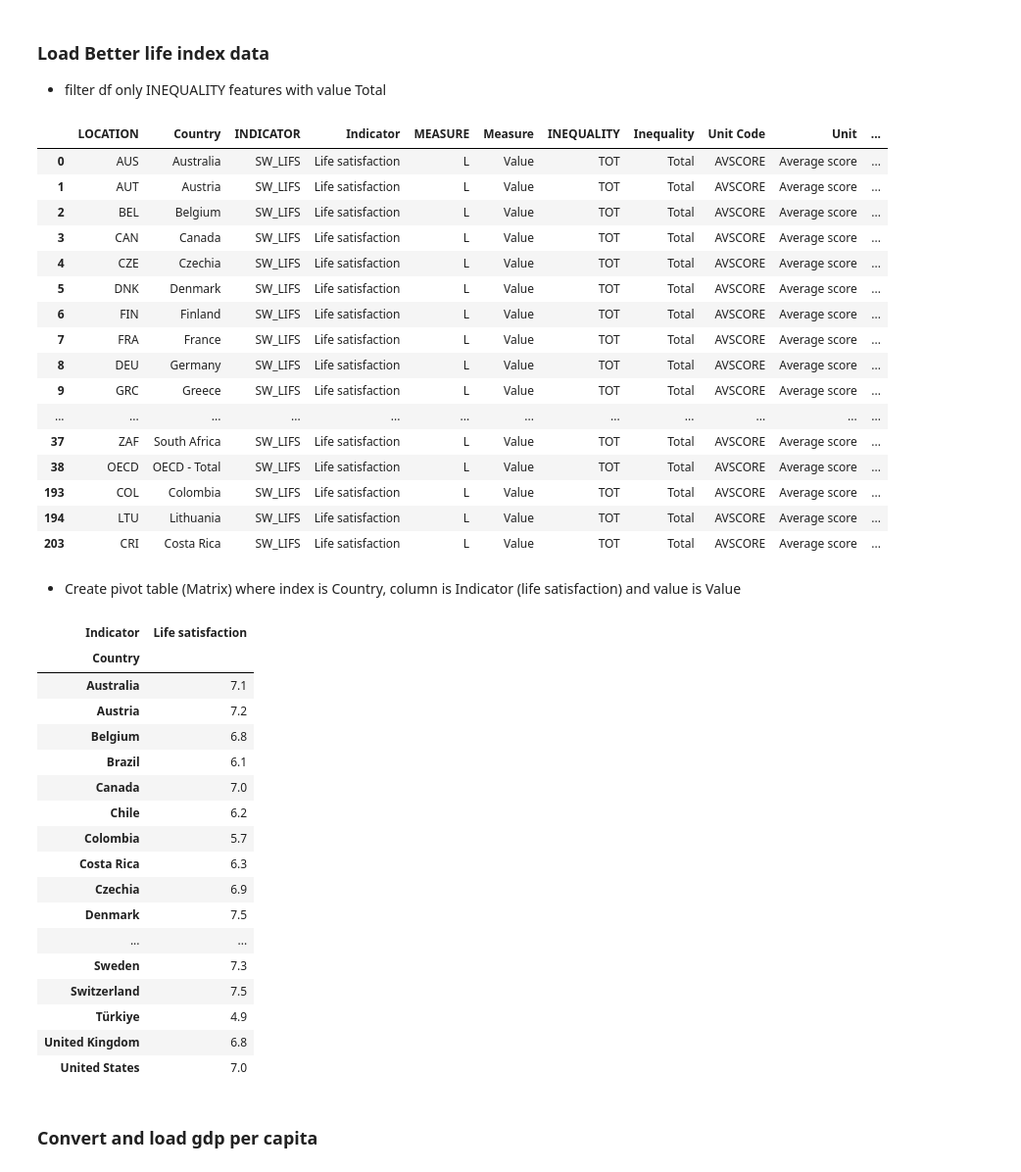
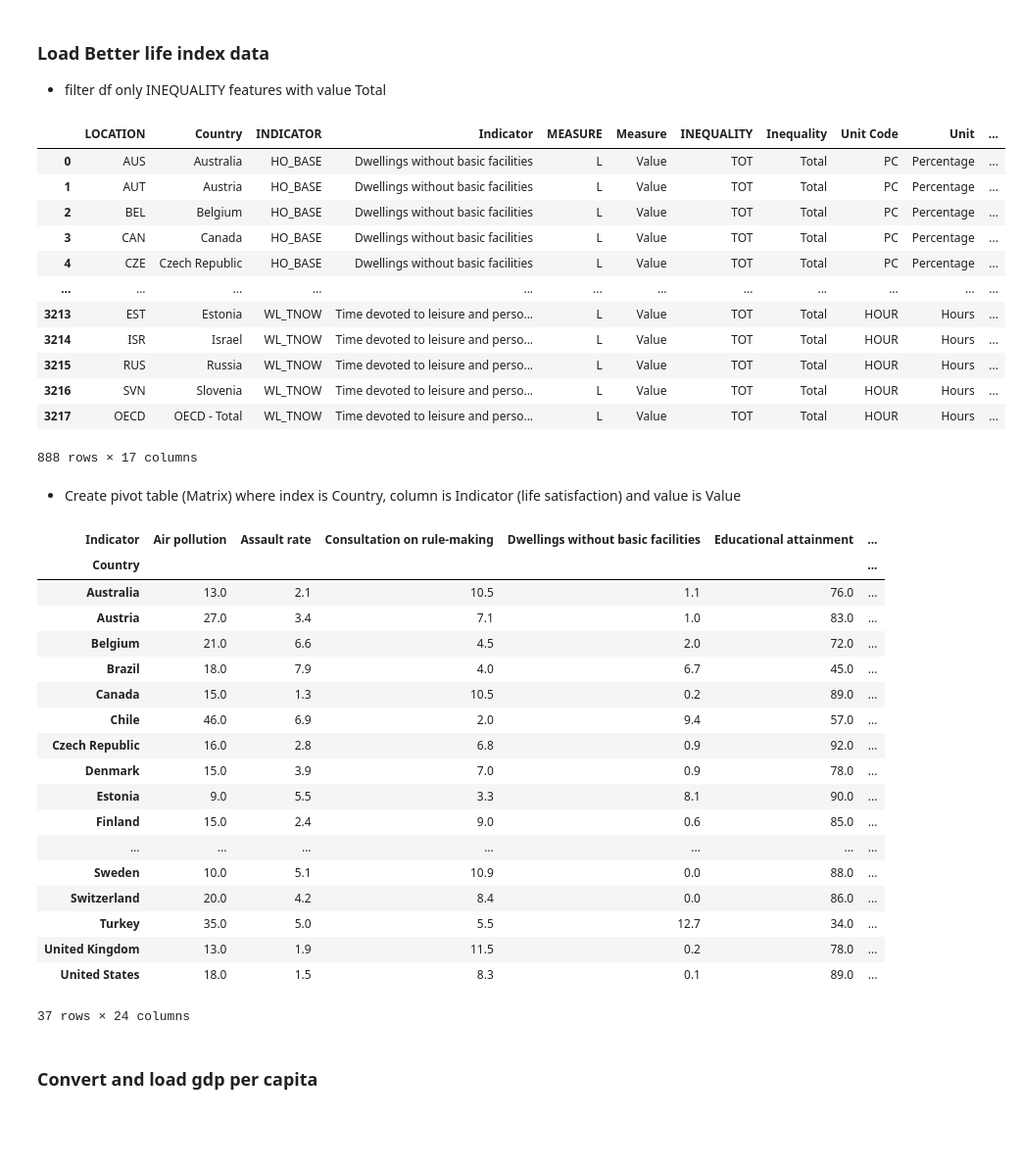
Before and after one commit to justramle/ML-Hand-On, a Jupyter notebook: gdpTraningMocel.ipynb, the cells around one changed output. Shown at 98% size. Drawn from its saved outputs; the diff is of its cells as text; code cells hidden in the pictures; blank space fills up the shorter version.

```diff
--- a/gdpTraningMocel.ipynb
+++ b/gdpTraningMocel.ipynb
@@ -12,52 +11,49 @@ import sklearn.linear_model
 - filter df only INEQUALITY features with value Total
 # %%
 
-lifesatisfy_df = pd.read_csv("dataset/lifesatisfy.csv")
+lifesatisfy_df = pd.read_csv("dataset/oecd_bli_2015.csv")
 lifesatisfy_df = lifesatisfy_df[lifesatisfy_df["INEQUALITY"]=="TOT"]
 # lifesatisfy_df.head()
 lifesatisfy_df
 # %% [output]
 |  | LOCATION | Country | INDICATOR | Indicator | MEASURE | Measure | INEQUALITY | Inequality | Unit Code | Unit | ... |
-| 0 | AUS | Australia | SW_LIFS | Life satisfaction | L | Value | TOT | Total | AVSCORE | Average score | ... |
-| 1 | AUT | Austria | SW_LIFS | Life satisfaction | L | Value | TOT | Total | AVSCORE | Average score | ... |
-| 2 | BEL | Belgium | SW_LIFS | Life satisfaction | L | Value | TOT | Total | AVSCORE | Average score | ... |
-| 3 | CAN | Canada | SW_LIFS | Life satisfaction | L | Value | TOT | Total | AVSCORE | Average score | ... |
-| 4 | CZE | Czechia | SW_LIFS | Life satisfaction | L | Value | TOT | Total | AVSCORE | Average score | ... |
-| 5 | DNK | Denmark | SW_LIFS | Life satisfaction | L | Value | TOT | Total | AVSCORE | Average score | ... |
-| 6 | FIN | Finland | SW_LIFS | Life satisfaction | L | Value | TOT | Total | AVSCORE | Average score | ... |
-| 7 | FRA | France | SW_LIFS | Life satisfaction | L | Value | TOT | Total | AVSCORE | Average score | ... |
-| 8 | DEU | Germany | SW_LIFS | Life satisfaction | L | Value | TOT | Total | AVSCORE | Average score | ... |
-| 9 | GRC | Greece | SW_LIFS | Life satisfaction | L | Value | TOT | Total | AVSCORE | Average score | ... |
+| 0 | AUS | Australia | HO_BASE | Dwellings without basic facilities | L | Value | TOT | Total | PC | Percentage | ... |
+| 1 | AUT | Austria | HO_BASE | Dwellings without basic facilities | L | Value | TOT | Total | PC | Percentage | ... |
+| 2 | BEL | Belgium | HO_BASE | Dwellings without basic facilities | L | Value | TOT | Total | PC | Percentage | ... |
+| 3 | CAN | Canada | HO_BASE | Dwellings without basic facilities | L | Value | TOT | Total | PC | Percentage | ... |
+| 4 | CZE | Czech Republic | HO_BASE | Dwellings without basic facilities | L | Value | TOT | Total | PC | Percentage | ... |
 | ... | ... | ... | ... | ... | ... | ... | ... | ... | ... | ... | ... |
-| 37 | ZAF | South Africa | SW_LIFS | Life satisfaction | L | Value | TOT | Total | AVSCORE | Average score | ... |
-| 38 | OECD | OECD - Total | SW_LIFS | Life satisfaction | L | Value | TOT | Total | AVSCORE | Average score | ... |
-| 193 | COL | Colombia | SW_LIFS | Life satisfaction | L | Value | TOT | Total | AVSCORE | Average score | ... |
-| 194 | LTU | Lithuania | SW_LIFS | Life satisfaction | L | Value | TOT | Total | AVSCORE | Average score | ... |
-| 203 | CRI | Costa Rica | SW_LIFS | Life satisfaction | L | Value | TOT | Total | AVSCORE | Average score | ... |
+| 3213 | EST | Estonia | WL_TNOW | Time devoted to leisure and perso... | L | Value | TOT | Total | HOUR | Hours | ... |
+| 3214 | ISR | Israel | WL_TNOW | Time devoted to leisure and perso... | L | Value | TOT | Total | HOUR | Hours | ... |
+| 3215 | RUS | Russia | WL_TNOW | Time devoted to leisure and perso... | L | Value | TOT | Total | HOUR | Hours | ... |
+| 3216 | SVN | Slovenia | WL_TNOW | Time devoted to leisure and perso... | L | Value | TOT | Total | HOUR | Hours | ... |
+| 3217 | OECD | OECD - Total | WL_TNOW | Time devoted to leisure and perso... | L | Value | TOT | Total | HOUR | Hours | ... |
+888 rows × 17 columns
 # %% [markdown]
 - Create pivot table (Matrix) where index is Country, column is Indicator (life satisfaction) and value is Value
 # %%
 lifesatisfy_df = lifesatisfy_df.pivot_table(index="Country", columns="Indicator", values="Value")
 lifesatisfy_df
 # %% [output]
-| Indicator | Life satisfaction |
-| Country |  |
-| Australia | 7.1 |
-| Austria | 7.2 |
-| Belgium | 6.8 |
-| Brazil | 6.1 |
-| Canada | 7.0 |
-| Chile | 6.2 |
-| Colombia | 5.7 |
-| Costa Rica | 6.3 |
-| Czechia | 6.9 |
-| Denmark | 7.5 |
-| ... | ... |
-| Sweden | 7.3 |
-| Switzerland | 7.5 |
-| Türkiye | 4.9 |
-| United Kingdom | 6.8 |
-| United States | 7.0 |
+| Indicator | Air pollution | Assault rate | Consultation on rule-making | Dwellings without basic facilities | Educational attainment | ... |
+| Country |  |  |  |  |  | ... |
+| Australia | 13.0 | 2.1 | 10.5 | 1.1 | 76.0 | ... |
+| Austria | 27.0 | 3.4 | 7.1 | 1.0 | 83.0 | ... |
+| Belgium | 21.0 | 6.6 | 4.5 | 2.0 | 72.0 | ... |
+| Brazil | 18.0 | 7.9 | 4.0 | 6.7 | 45.0 | ... |
+| Canada | 15.0 | 1.3 | 10.5 | 0.2 | 89.0 | ... |
+| Chile | 46.0 | 6.9 | 2.0 | 9.4 | 57.0 | ... |
+| Czech Republic | 16.0 | 2.8 | 6.8 | 0.9 | 92.0 | ... |
+| Denmark | 15.0 | 3.9 | 7.0 | 0.9 | 78.0 | ... |
+| Estonia | 9.0 | 5.5 | 3.3 | 8.1 | 90.0 | ... |
+| Finland | 15.0 | 2.4 | 9.0 | 0.6 | 85.0 | ... |
+| ... | ... | ... | ... | ... | ... | ... |
+| Sweden | 10.0 | 5.1 | 10.9 | 0.0 | 88.0 | ... |
+| Switzerland | 20.0 | 4.2 | 8.4 | 0.0 | 86.0 | ... |
+| Turkey | 35.0 | 5.0 | 5.5 | 12.7 | 34.0 | ... |
+| United Kingdom | 13.0 | 1.9 | 11.5 | 0.2 | 78.0 | ... |
+| United States | 18.0 | 1.5 | 8.3 | 0.1 | 89.0 | ... |
+37 rows × 24 columns
 # %% [markdown]
 ### Convert and load gdp per capita
 # %%
```
Also changed, not shown: parts of 14 cells of this notebook, 3 other files.
